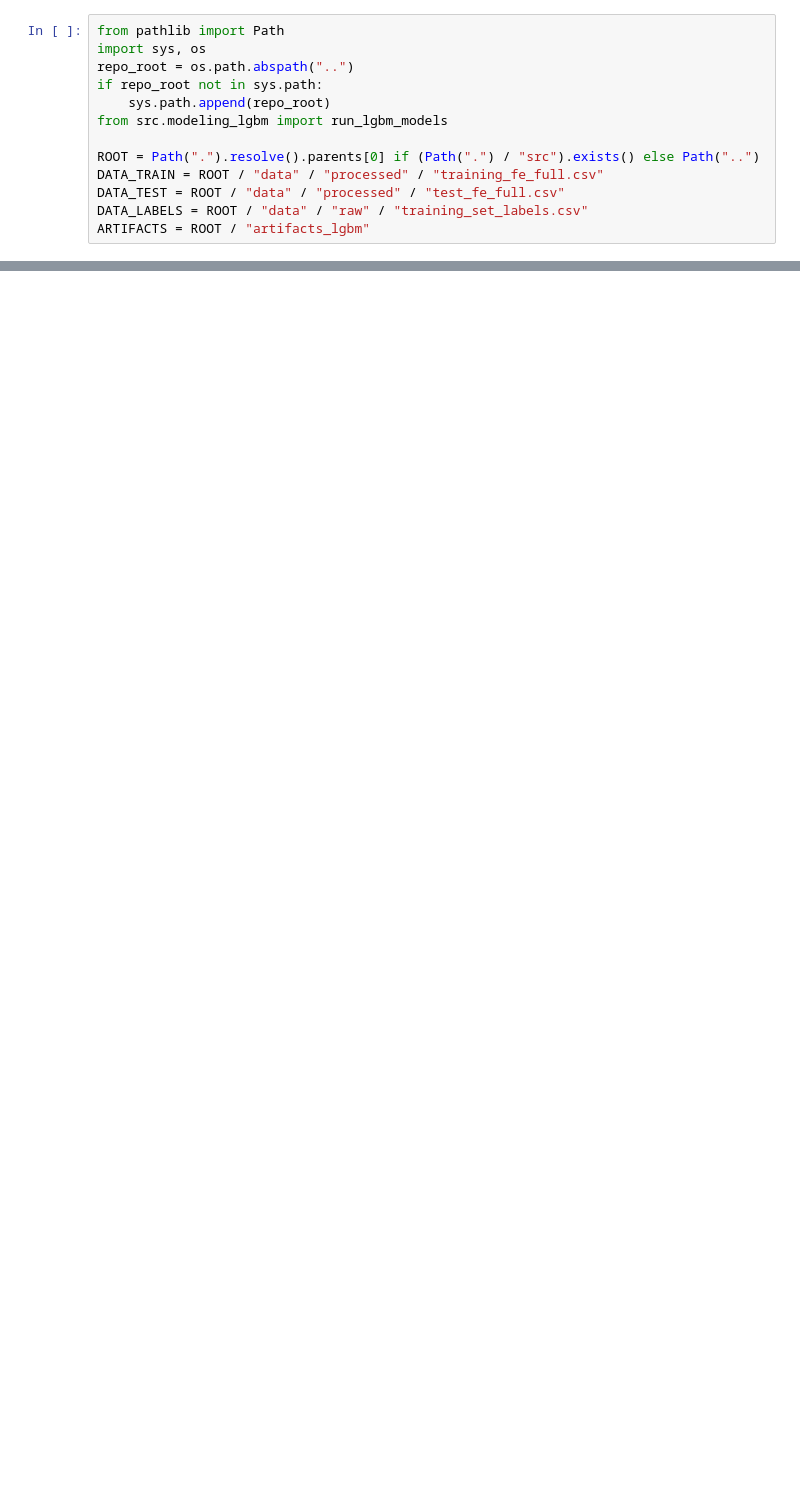
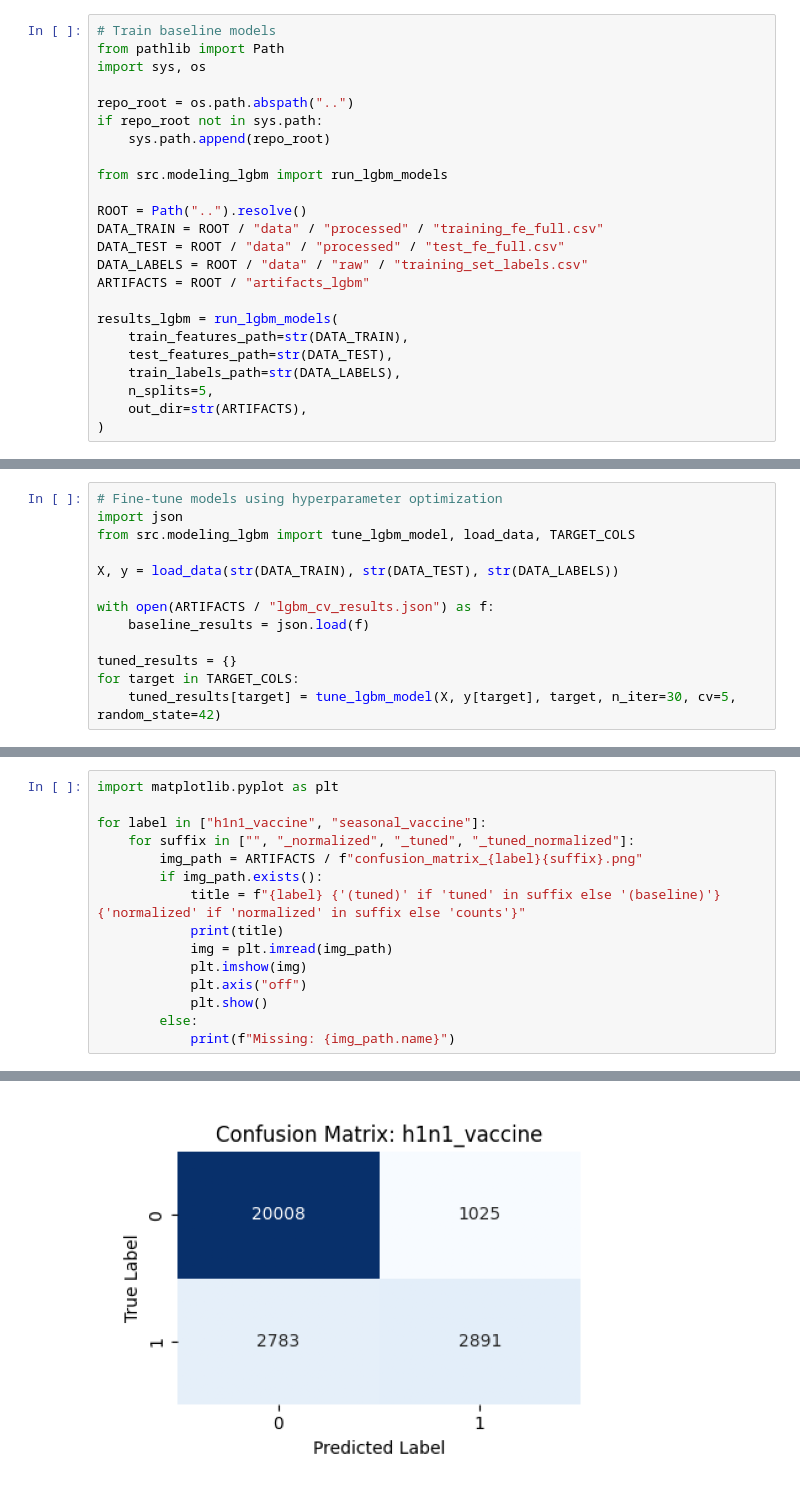
Before and after one commit to americano-diana/neuro_flushot, a Jupyter notebook: notebooks/sprint2_modeling_lgbm.ipynb, the cells around one changed output, grey strips where cells are left out. Cells and saved outputs as stored; diff of their text form; blank space fills up the shorter version.

Commit message:
fine-tuning success

```diff
--- a/notebooks/sprint2_modeling_lgbm.ipynb
+++ b/notebooks/sprint2_modeling_lgbm.ipynb
@@ -1,13 +1,24 @@
 # %%
+# Train baseline models
 from pathlib import Path
 import sys, os
+
 repo_root = os.path.abspath("..")
 if repo_root not in sys.path:
     sys.path.append(repo_root)
+
 from src.modeling_lgbm import run_lgbm_models
 
-ROOT = Path(".").resolve().parents[0] if (Path(".") / "src").exists() else Path("..")
+ROOT = Path("..").resolve()
 DATA_TRAIN = ROOT / "data" / "processed" / "training_fe_full.csv"
 DATA_TEST = ROOT / "data" / "processed" / "test_fe_full.csv"
 DATA_LABELS = ROOT / "data" / "raw" / "training_set_labels.csv"
 ARTIFACTS = ROOT / "artifacts_lgbm"
+
+results_lgbm = run_lgbm_models(
+    train_features_path=str(DATA_TRAIN),
+    test_features_path=str(DATA_TEST),
+    train_labels_path=str(DATA_LABELS),
+    n_splits=5,
+    out_dir=str(ARTIFACTS),
+)
@@ -307,0 +43,13 @@ We performed 5-fold cross-validation for both **H1N1 Vaccine** and **Seasonal Va
+# %%
+# Fine-tune models using hyperparameter optimization
+import json
+from src.modeling_lgbm import tune_lgbm_model, load_data, TARGET_COLS
+
+X, y = load_data(str(DATA_TRAIN), str(DATA_TEST), str(DATA_LABELS))
+
+with open(ARTIFACTS / "lgbm_cv_results.json") as f:
+    baseline_results = json.load(f)
+
+tuned_results = {}
+for target in TARGET_COLS:
+    tuned_results[target] = tune_lgbm_model(X, y[target], target, n_iter=30, cv=5, random_state=42)
@@ -307,0 +74,16 @@ We performed 5-fold cross-validation for both **H1N1 Vaccine** and **Seasonal Va
+# %%
+import matplotlib.pyplot as plt
+
+for label in ["h1n1_vaccine", "seasonal_vaccine"]:
+    for suffix in ["", "_normalized", "_tuned", "_tuned_normalized"]:
+        img_path = ARTIFACTS / f"confusion_matrix_{label}{suffix}.png"
+        if img_path.exists():
+            title = f"{label} {'(tuned)' if 'tuned' in suffix else '(baseline)'} {'normalized' if 'normalized' in suffix else 'counts'}"
+            print(title)
+            img = plt.imread(img_path)
+            plt.imshow(img)
+            plt.axis("off")
+            plt.show()
+        else:
+            print(f"Missing: {img_path.name}")
+# %% [output]
@@ -307,0 +91 @@ We performed 5-fold cross-validation for both **H1N1 Vaccine** and **Seasonal Va
+[figure, added]
```
Also changed, not shown: parts of 10 cells of this notebook, 32 other files.
